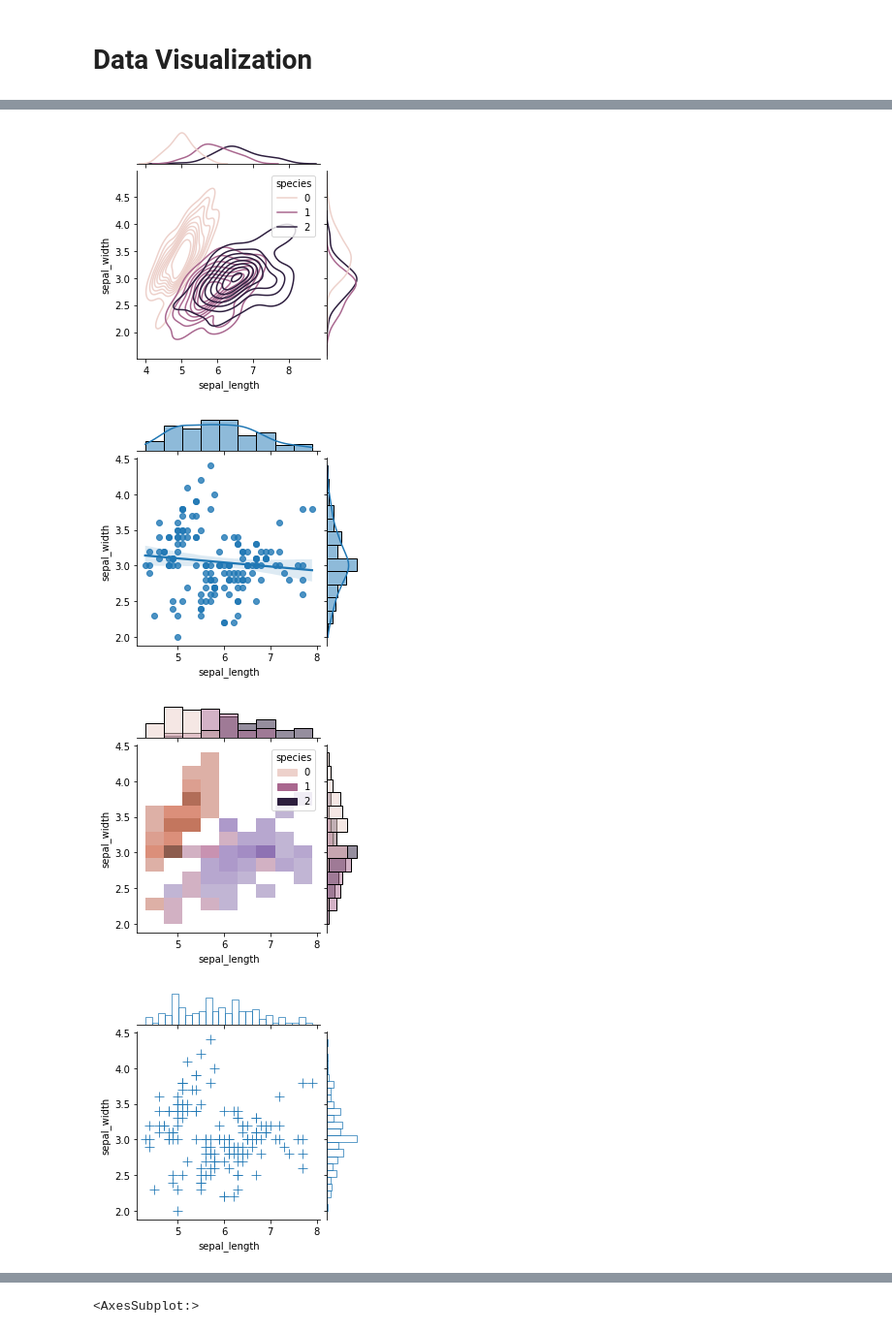
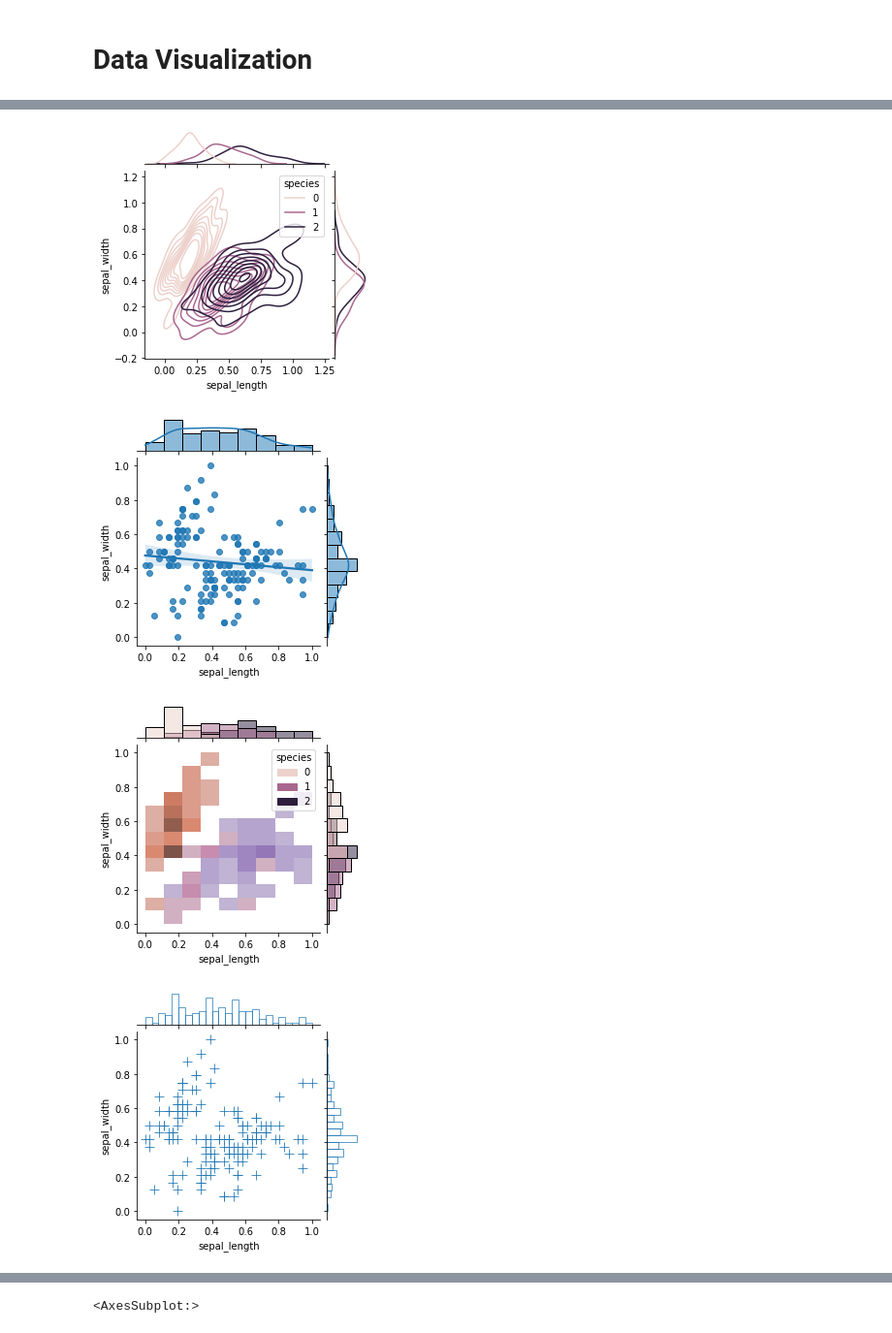
Before and after one commit to fernandopmarciano/Data_Analisys, a Jupyter notebook: Iris_Flower/Notebook/Iris_classifier.ipynb, the cells around one changed output, grey strips where cells are left out. Shown at 97% size. Drawn from its saved outputs; the diff is of its cells as text; code cells hidden in the pictures.

```diff
--- a/Iris_Flower/Notebook/Iris_classifier.ipynb
+++ b/Iris_Flower/Notebook/Iris_classifier.ipynb
@@ -154,0 +159,17 @@ Name: species, dtype: int64
+# %%
+from sklearn.preprocessing import MinMaxScaler
+
+# Creating X and Y to use in Machine Learning Algorithms
+x = data.iloc[:,0:4]
+scaler = MinMaxScaler(feature_range = (0,1))
+X = scaler.fit_transform(x) #X = preprocessing.normalize(x)
+y = data.iloc[:,4] #target
+
+x_columns = ['sepal_length', 'sepal_width', 'petal_length', 'petal_width'] # X name Columns
+
+#
+df = pd.DataFrame(X, columns=x_columns)
+df['species'] = y
+
+
+df
@@ -246,16 +285,16 @@ plt.show()
 #fig.suptitle('JoinPlot')
 
 # 1
-sns.jointplot(data= data, x="sepal_length", y="sepal_width", height = 4)
+sns.jointplot(data= df, x="sepal_length", y="sepal_width", height = 4)
 # 2
-sns.jointplot(data= data, x="sepal_length", y="sepal_width", hue="species", height = 4)
+sns.jointplot(data= df, x="sepal_length", y="sepal_width", hue="species", height = 4)
 # 3
-sns.jointplot(data= data, x="sepal_length", y="sepal_width", hue="species", kind="kde", height = 4)
+sns.jointplot(data= df, x="sepal_length", y="sepal_width", hue="species", kind="kde", height = 4)
 # 4
-sns.jointplot(data= data, x="sepal_length", y="sepal_width", kind="reg", height = 4)
+sns.jointplot(data= df, x="sepal_length", y="sepal_width", kind="reg", height = 4)
 # 5
-sns.jointplot(data= data, x="sepal_length", y="sepal_width", hue="species", kind="hist", height = 4)
+sns.jointplot(data= df, x="sepal_length", y="sepal_width", hue="species", kind="hist", height = 4)
 # 6
-sns.jointplot(data= data, x="sepal_length", y="sepal_width", marker="+", s=100, marginal_kws=dict(bins=25, fill=False), height = 4)
+sns.jointplot(data= df, x="sepal_length", y="sepal_width", marker="+", s=100, marginal_kws=dict(bins=25, fill=False), height = 4)
 # %% [output]
 <seaborn.axisgrid.JointGrid at 0x...>
@@ -264,7 +303,7 @@ sns.jointplot(data= data, x="sepal_length", y="sepal_width", marker="+", s=100,
-[figure, old version]
+[figure, new version]
-[figure, old version]
+[figure, new version]
-[figure, old version]
+[figure, new version]
-[figure, old version]
+[figure, new version]
 # %%
 # scatter from seaborn (FacetGrid)
 
```
Also changed, not shown: parts of 30 cells of this notebook.
